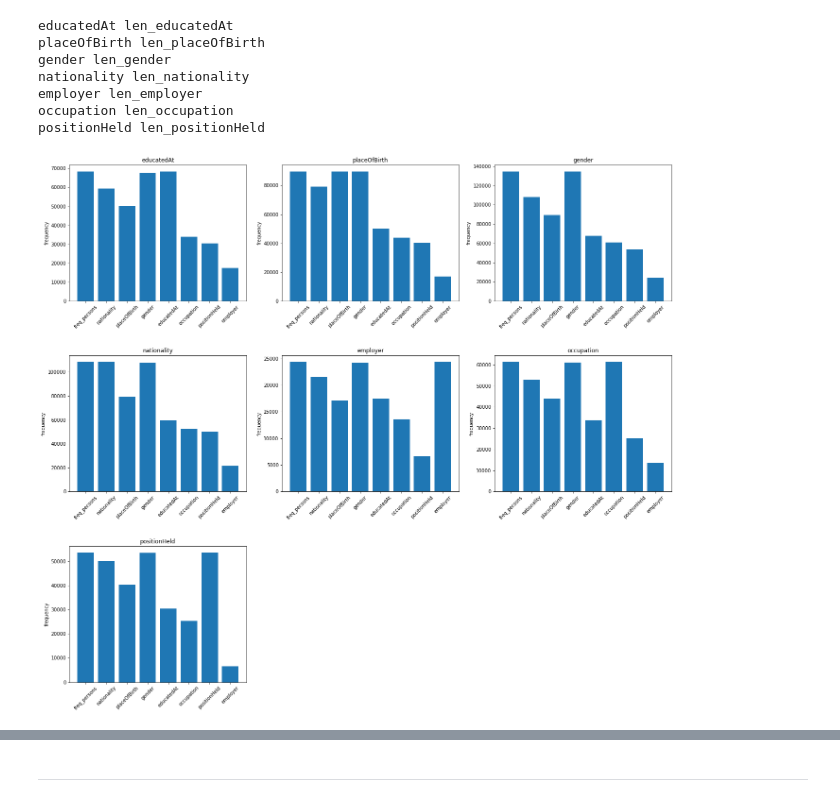
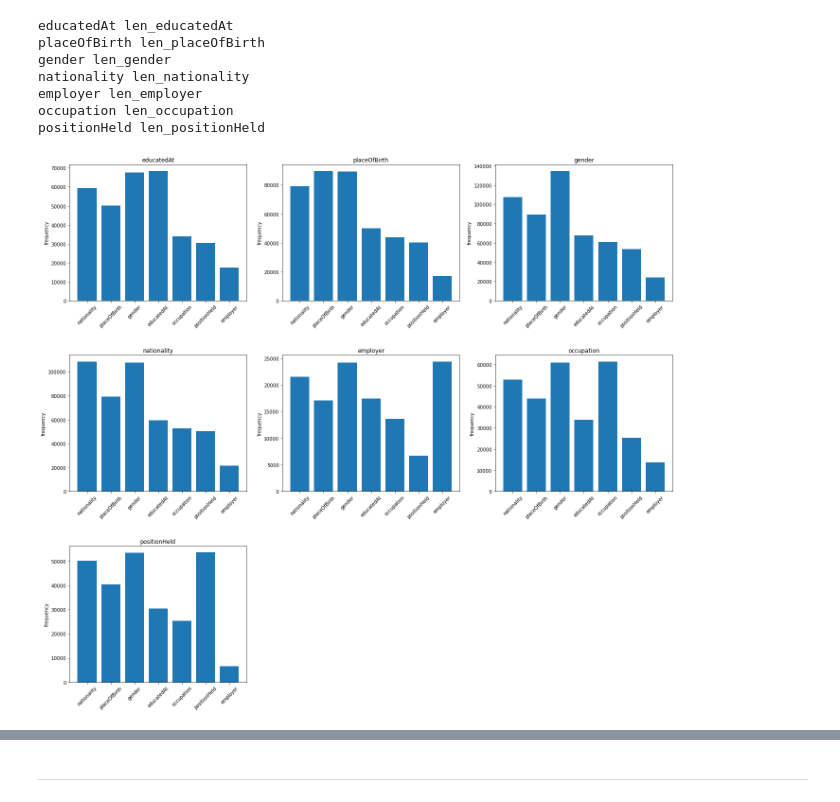
Before and after one commit to Semantic-Data-for-Humanities/Economists_Jurists, a Jupyter notebook: Notebooks/Sounding_properties_Wikidata.ipynb, the cells around one changed output, grey strips where cells are left out. Cells and saved outputs as stored; diff of their text form; code cells hidden in the pictures.

```diff
--- a/Notebooks/Sounding_properties_Wikidata.ipynb
+++ b/Notebooks/Sounding_properties_Wikidata.ipynb
@@ -2471,38 +2469,43 @@ for ix,v in observed_variables.items():
                 positionHeld += 1
             if r['len_employer'] > 0:
                 employer += 1
-    frequencies_properties = pd.Series({"freq_persons": freq_persons, "nationality": nationality, "placeOfBirth":placeOfBirth, "gender":gender, "educatedAt":educatedAt,\
-                                   "occupation":occupation, "positionHeld":positionHeld, "employer":employer })
+    frequencies_properties = pd.Series({"nationality": nationality, \
+                                        "placeOfBirth":placeOfBirth, \
+                                        "gender":gender, \
+                                        "educatedAt":educatedAt,\
+                                        "occupation":occupation, \
+                                        "positionHeld":positionHeld, \
+                                        "employer":employer })
 
     x = [l for l in frequencies_properties.index]
     y = [l for l in frequencies_properties]
 
 
     plt.subplot(3, 3, plot_id)
 
     plt.title(ix)
 
     plt.bar(x, y)
     plt.gcf().set_size_inches(12, 8)
     plt.xticks(rotation=45)
 
     plt.ylabel('frequency')
 
 
     plot_id += 1
 
 
 plt.subplots_adjust(#left=0.1,
                    bottom=0.1,
                    right=1.6,
                    top=2,
                    # wspace=0.4,
                    hspace=0.4
                    )
 plt.savefig('exported_pictures/frequencies_property_other_properties.png', dpi=100, bbox_inches = "tight") #pdf, svg
-plt.show()
+#plt.show()
 # %% [output]
-[figure, old version]
+[figure, new version]
 # %% [markdown]
 #### Comments:
 
```
Also changed, not shown: parts of 15 cells of this notebook, 5 other files.
